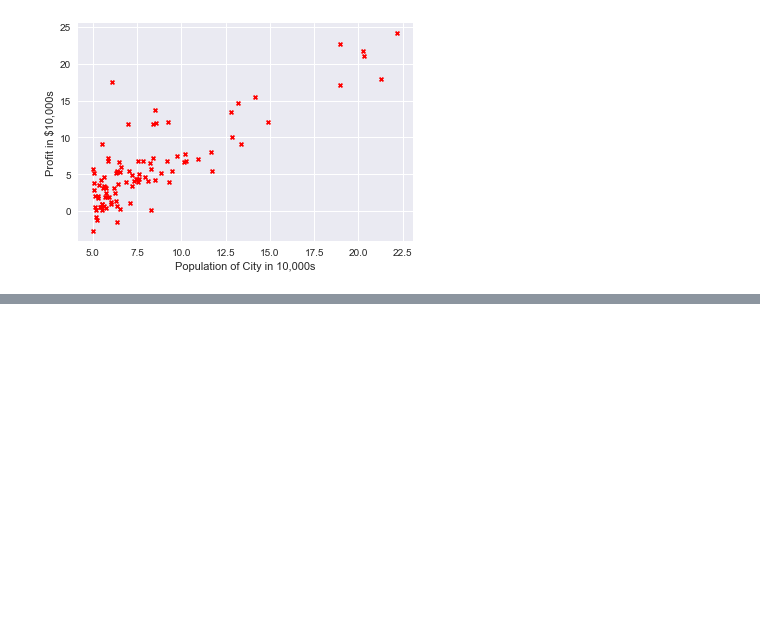
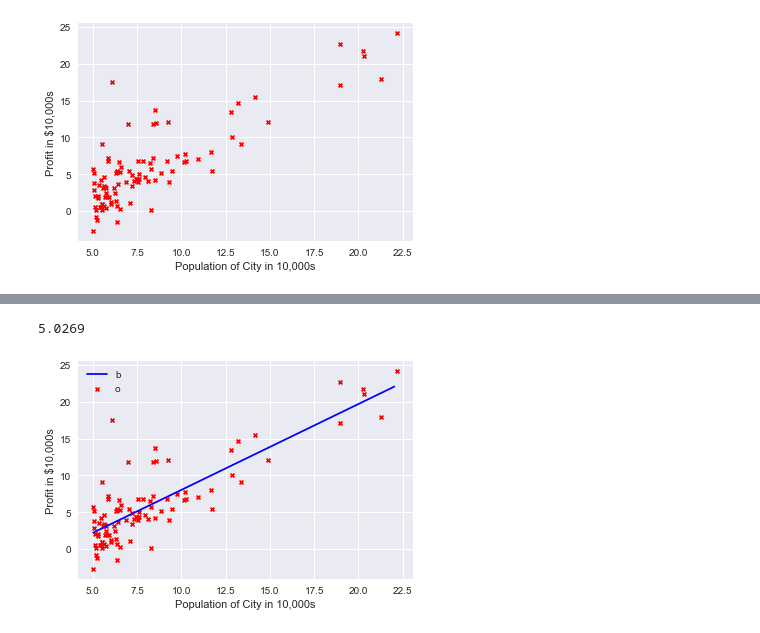
Before and after one commit to jewhannusberg/StanfordML_Python, a Jupyter notebook: linear_regression/linear_regression.ipynb, the cells around one changed output, grey strips where cells are left out. Cells and saved outputs as stored; diff of their text form; code cells hidden in the pictures; blank space fills up the shorter version.

```diff
--- a/linear_regression/linear_regression.ipynb
+++ b/linear_regression/linear_regression.ipynb
@@ -52,0 +80,18 @@ print cost(X, y, theta)
+# %%
+print np.min(X[:,1])
+
+theta = theta.ravel()
+
+x_ax = np.arange(np.min(X[:,1]), np.max(X[:,1]))
+reg_line = theta[0] + theta[1]*x_ax
+
+
+plt.scatter(X[:,1], y, marker='x', color='r', s = 15, label = 'training data')
+plt.plot(x_ax, reg_line, color='b', label = 'linear regression')
+plt.xlabel('Population of City in 10,000s')
+plt.ylabel('Profit in $10,000s')
+plt.legend()
+plt.show()
+# %% [output]
+5.0269
+[figure, added]
```
Also changed, not shown: parts of 4 cells of this notebook.
